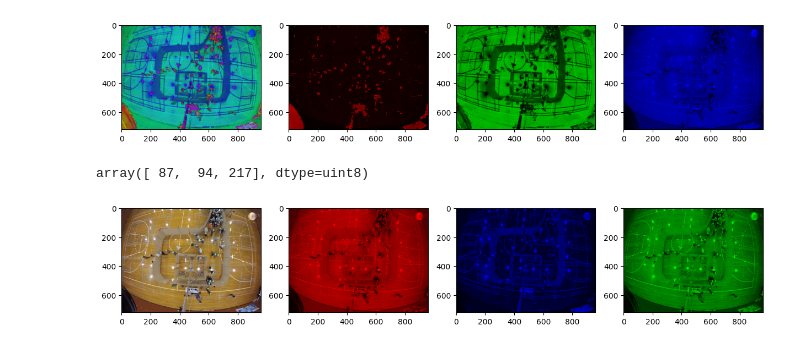
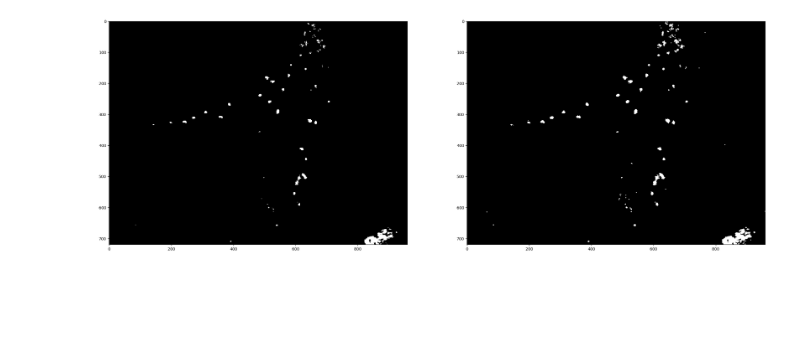
Before and after one commit to Mykko/Yolov5_StrongSORT_OSNet, a Jupyter notebook: test.ipynb, the cells around one changed output. Cells and saved outputs as stored; diff of their text form; code cells hidden in the pictures; blank space fills up the shorter version.

```diff
--- a/test.ipynb
+++ b/test.ipynb
@@ -18,0 +57,8 @@ array([208, 217, 137], dtype=uint8)
+# %%
+kernel2 = np.ones((3,3), dtype='float32')/5
+kernel2[0][0] = 0
+kernel2[0][2] = 0
+kernel2[2][0] = 0
+kernel2[2][2] = 0
+
+result_5 = cv2.filter2D(mask, -1,kernel=kernel2)
@@ -18,0 +81,13 @@ array([208, 217, 137], dtype=uint8)
+# %%
+n = 0
+
+ret, result_t_5 = cv2.threshold(result_5, 255.0 * 2 / 5 - 1, 255, cv2.THRESH_BINARY)
+
+
+f, axes = plt.subplots(1,2, figsize = (30,30))
+list = [result_5, result_t_5]
+i = 0
+for ax in axes:
+    # temp = list[i][:,:,::-1]
+    ax.imshow(list[i], cmap="Greys_r")
+    i+=1
@@ -19,45 +96,15 @@ array([208, 217, 137], dtype=uint8)
 # %%
-HSV = cv2.cvtColor(src, cv2.COLOR_BGR2HSV)
-hsl_img_1 = HSV.copy()
-hsl_img_2 = HSV.copy()
-hsl_img_3 = HSV.copy()
-hsl_img_1[:,:,1] = 0  #### HUE --> ZERO  ####
-hsl_img_1[:,:,2] = 0
-hsl_img_2[:,:,0] = 0  #### SATURATION --> ZERO ####
-hsl_img_2[:,:,2] = 0
-hsl_img_3[:,:,0] = 0  #### LIGHTNESS --> ZERO ####
-hsl_img_3[:,:,1] = 0
+n = 0
 
-f, axes = plt.subplots(1,4, figsize = (15,15))
-list = [HSV, hsl_img_1,hsl_img_2,hsl_img_3]
+ret, result_t_1 = cv2.threshold(result_5, 1, 255, cv2.THRESH_BINARY)
+
+
+f, axes = plt.subplots(1,2, figsize = (30,30))
+list = [result_t_5, result_t_1]
 i = 0
 for ax in axes:
     # temp = list[i][:,:,::-1]
-    ax.imshow(list[i])
+    ax.imshow(list[i], cmap="Greys_r")
     i+=1
 # %% [output]
-[figure, old version]
+[figure, new version]
-# %%
-HSV[321,646]
-# %% [output]
-array([ 87,  94, 217], dtype=uint8)
-# %%
-new_img_1 = src.copy()
-new_img_2 = src.copy()
-new_img_3 = src.copy()
-new_img_1[:,:,0] = 0 # making R channel zero    ####For BLUE channel#####
-new_img_1[:,:,1] = 0 #making G channel zero
-new_img_2[:,:,1] = 0####For RED color Channel####
-new_img_2[:,:,2] = 0
-new_img_3[:,:,0] = 0###For GREEN Channel####
-new_img_3[:,:,2] = 0
-
-f, axes = plt.subplots(1,4, figsize = (15,15))
-list = [src, new_img_1,new_img_2,new_img_3]
-i = 0
-for ax in axes:
-    temp = list[i][:,:,::-1]
-    ax.imshow(temp)
-    i+=1
-# %% [output]
-[figure, removed]
```
Also changed, not shown: parts of 15 cells of this notebook, 1 other file.
